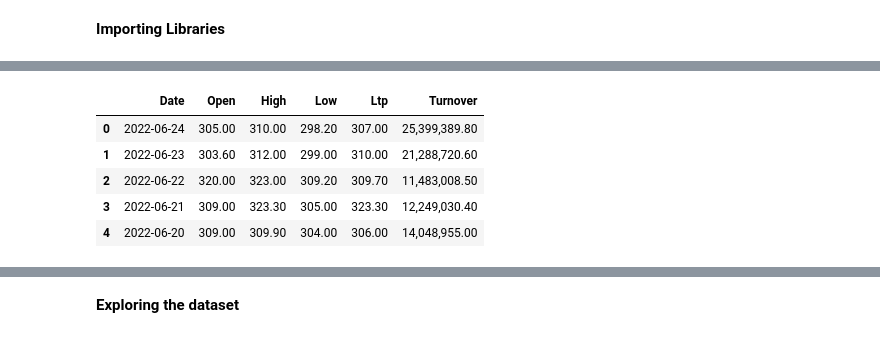
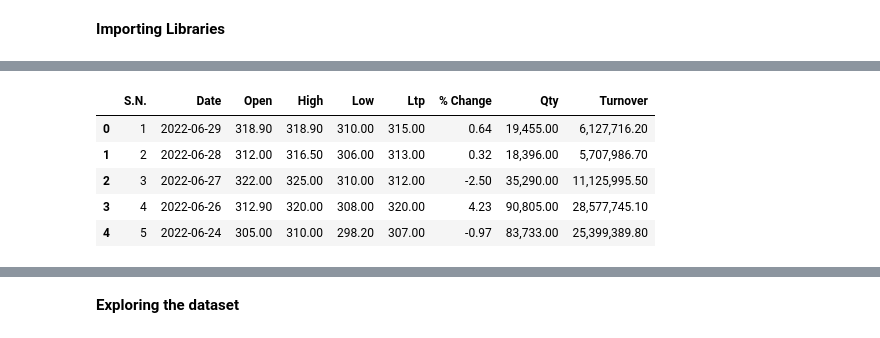
Before and after one commit to kiran-bhandari16/LSTM-Stock-Price-Prediciton, a Jupyter notebook: LSTM_Stock_Price_Prediction.ipynb, the cells around one changed output, grey strips where cells are left out. Cells and saved outputs as stored; diff of their text form; code cells hidden in the pictures.

```diff
--- a/LSTM_Stock_Price_Prediction.ipynb
+++ b/LSTM_Stock_Price_Prediction.ipynb
@@ -24,11 +21,11 @@ Saving updated-sbl-data.csv to updated-sbl-data.csv
 # %%
-df = pd.read_csv("updated-sbl-data.csv")
+df = pd.read_csv("sbl_price.csv")
 df.head()
 # %% [output]
-|  | Date | Open | High | Low | Ltp | Turnover |
-| 0 | 2022-06-24 | 305.00 | 310.00 | 298.20 | 307.00 | 25,399,389.80 |
-| 1 | 2022-06-23 | 303.60 | 312.00 | 299.00 | 310.00 | 21,288,720.60 |
-| 2 | 2022-06-22 | 320.00 | 323.00 | 309.20 | 309.70 | 11,483,008.50 |
-| 3 | 2022-06-21 | 309.00 | 323.30 | 305.00 | 323.30 | 12,249,030.40 |
-| 4 | 2022-06-20 | 309.00 | 309.90 | 304.00 | 306.00 | 14,048,955.00 |
+|  | S.N. | Date | Open | High | Low | Ltp | % Change | Qty | Turnover |
+| 0 | 1 | 2022-06-29 | 318.90 | 318.90 | 310.00 | 315.00 | 0.64 | 19,455.00 | 6,127,716.20 |
+| 1 | 2 | 2022-06-28 | 312.00 | 316.50 | 306.00 | 313.00 | 0.32 | 18,396.00 | 5,707,986.70 |
+| 2 | 3 | 2022-06-27 | 322.00 | 325.00 | 310.00 | 312.00 | -2.50 | 35,290.00 | 11,125,995.50 |
+| 3 | 4 | 2022-06-26 | 312.90 | 320.00 | 308.00 | 320.00 | 4.23 | 90,805.00 | 28,577,745.10 |
+| 4 | 5 | 2022-06-24 | 305.00 | 310.00 | 298.20 | 307.00 | -0.97 | 83,733.00 | 25,399,389.80 |
 # %%
```
Also changed, not shown: parts of 35 cells of this notebook.
